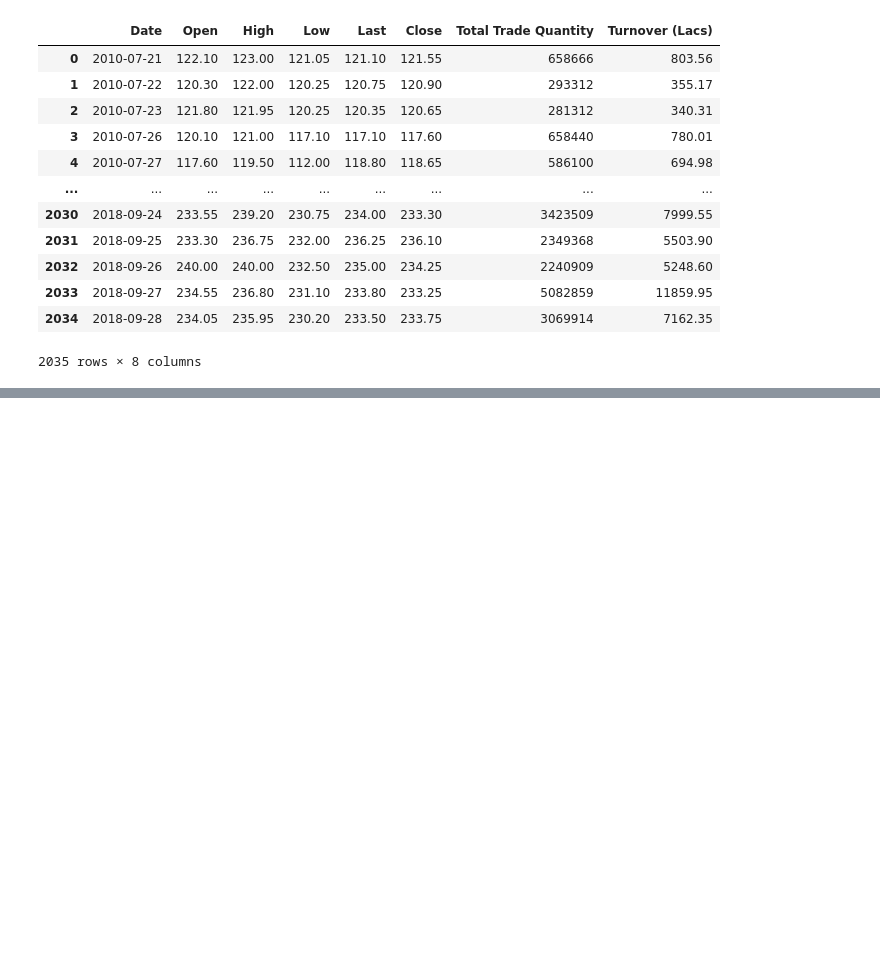
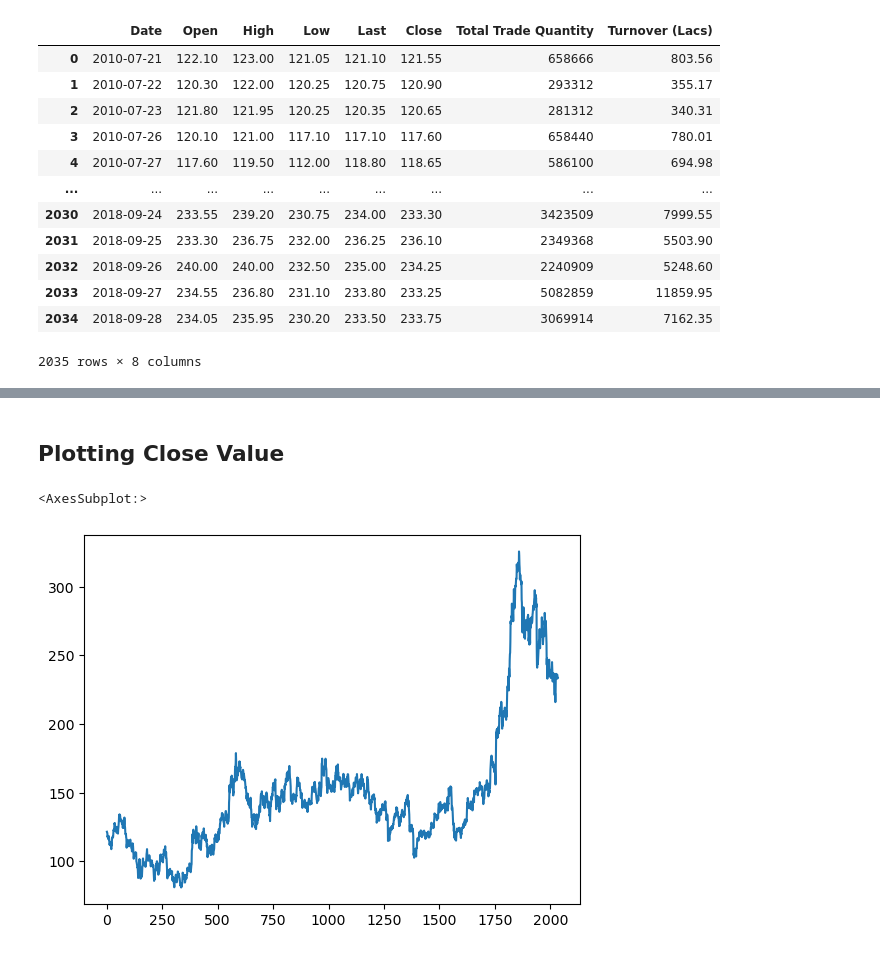
Before and after one commit to BadBunny07/LGMVIP_DataScience, a Jupyter notebook: Task2/StockMarketPrediction&ForecastingUsingStackedLSTM.ipynb, the cells around one changed output, grey strips where cells are left out. Saved outputs shown, nothing was run; the diff lists cells and outputs as text; code cells hidden in the pictures; blank space fills up the shorter version.

```diff
--- a/Task2/StockMarketPrediction&ForecastingUsingStackedLSTM.ipynb
+++ b/Task2/StockMarketPrediction&ForecastingUsingStackedLSTM.ipynb
@@ -80,3 +80,6 @@ df
 | 2033 | 2018-09-27 | 234.55 | 236.80 | 231.10 | 233.80 | 233.25 | 5082859 | 11859.95 |
 | 2034 | 2018-09-28 | 234.05 | 235.95 | 230.20 | 233.50 | 233.75 | 3069914 | 7162.35 |
 2035 rows × 8 columns
+# %%
+df_close=df.reset_index()['Close']
+df_close
@@ -82,0 +99,7 @@ df
+# %% [markdown]
+## Plotting Close Value
+# %%
+df_close.plot()
+# %% [output]
+<AxesSubplot:>
+[figure, added]
```
Also changed, not shown: parts of 15 cells of this notebook.
